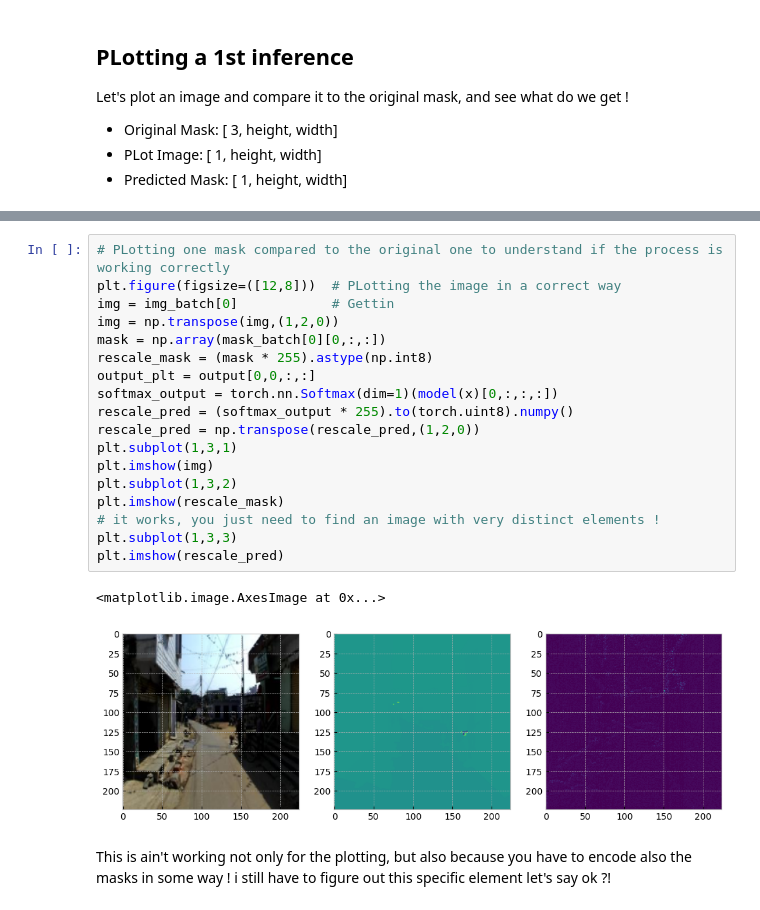
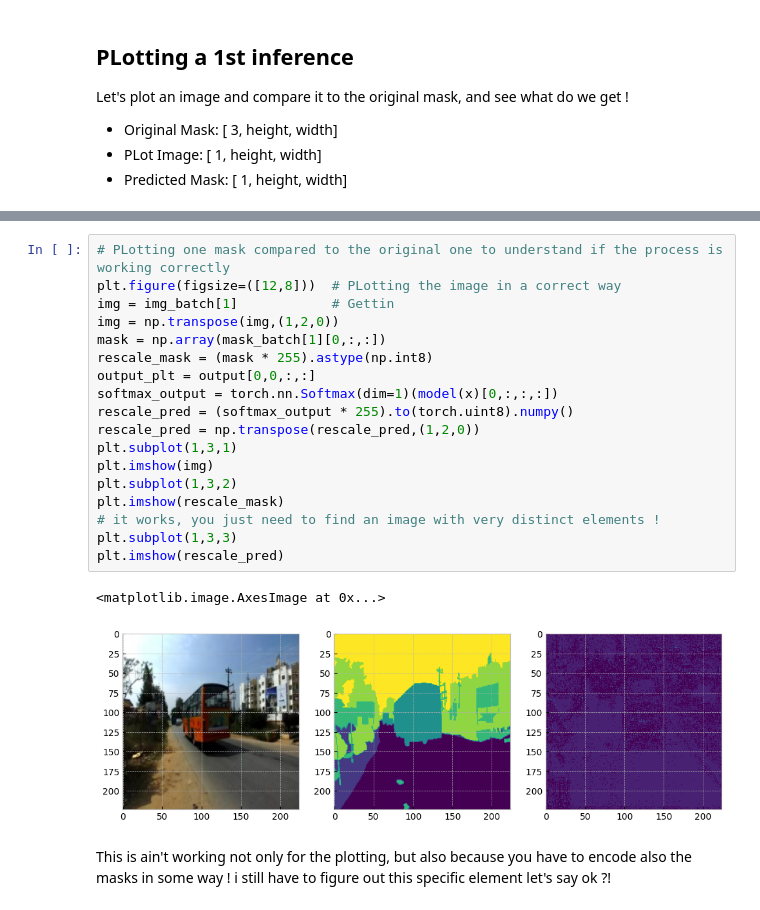
Before and after one commit to iltranqui/learn_anything, a Jupyter notebook: Segmentation/idd_lite.ipynb, the cells around one changed output, grey strips where cells are left out. Cells and saved outputs as stored; diff of their text form.

```diff
--- a/Segmentation/idd_lite.ipynb
+++ b/Segmentation/idd_lite.ipynb
@@ -180,24 +180,24 @@ Range of the values; (-2.9104602336883545, 3.8239073753356934)
 # %%
 # PLotting one mask compared to the original one to understand if the process is working correctly
 plt.figure(figsize=([12,8]))  # PLotting the image in a correct way
-img = img_batch[0]            # Gettin
+img = img_batch[1]            # Gettin
 img = np.transpose(img,(1,2,0))
-mask = np.array(mask_batch[0][0,:,:])
+mask = np.array(mask_batch[1][0,:,:])
 rescale_mask = (mask * 255).astype(np.int8)
 output_plt = output[0,0,:,:]
 softmax_output = torch.nn.Softmax(dim=1)(model(x)[0,:,:,:])
 rescale_pred = (softmax_output * 255).to(torch.uint8).numpy()
 rescale_pred = np.transpose(rescale_pred,(1,2,0))
 plt.subplot(1,3,1)
 plt.imshow(img)
 plt.subplot(1,3,2)
 plt.imshow(rescale_mask)
 # it works, you just need to find an image with very distinct elements !
 plt.subplot(1,3,3)
 plt.imshow(rescale_pred)
 # %% [output]
 <matplotlib.image.AxesImage at 0x...>
-[figure, old version]
+[figure, new version]
 # %% [markdown]
 This is ain't working not only for the plotting, but also because you have to encode also the masks in some way ! i still have to figure out this specific element let's say ok ?!
 # %% [markdown]
```
Also changed, not shown: parts of 3 cells of this notebook, 3 other files.
